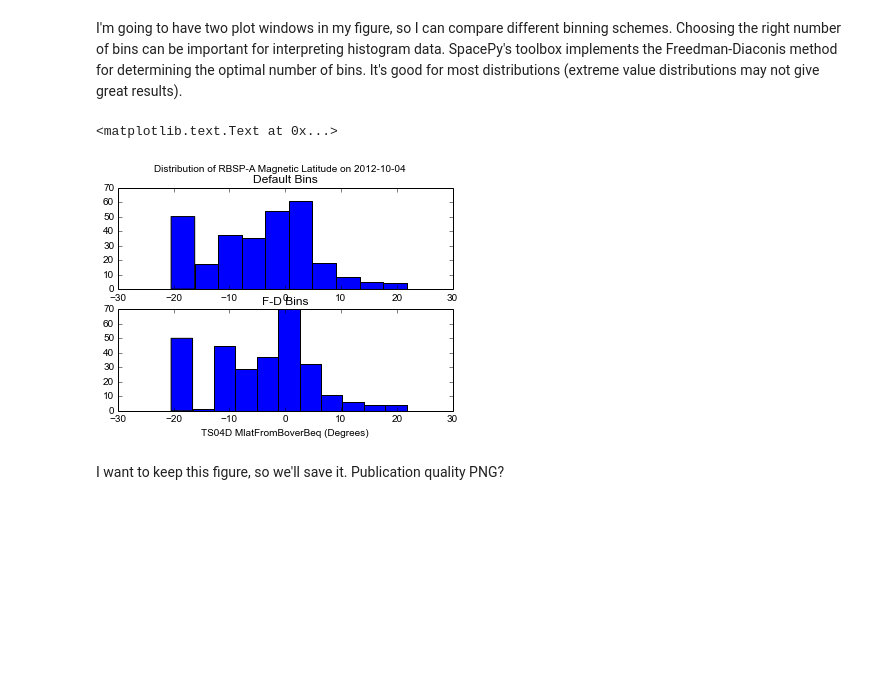
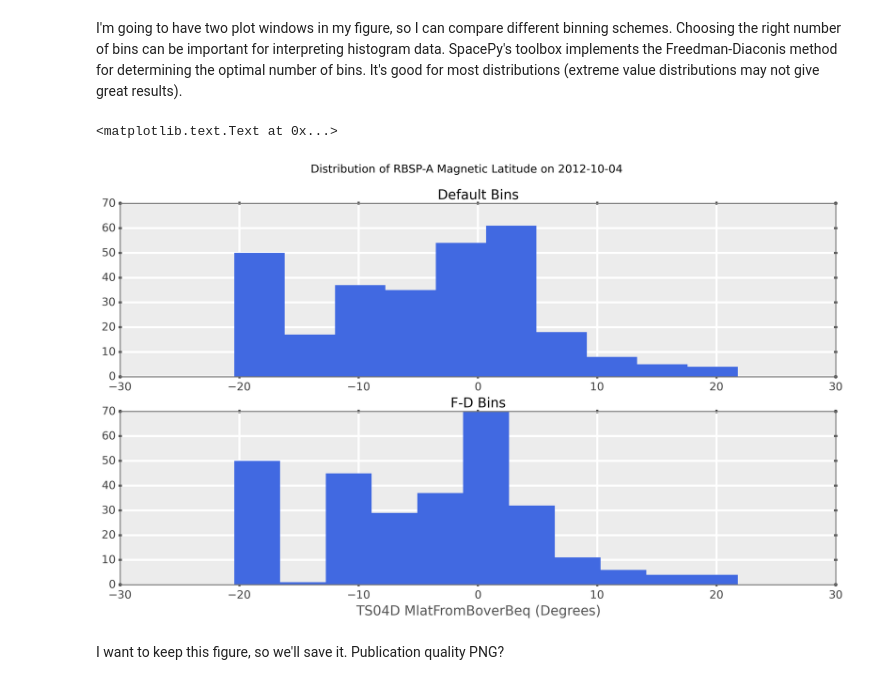
Before and after one commit to drsteve/Notebooks, a Jupyter notebook: SpacePy Tutorial.ipynb, the cells around one changed output. Drawn from its saved outputs; the diff is of its cells as text; code cells hidden in the pictures; blank space fills up the shorter version.

Commit message:
SpacePy Tutorial: update to fix ECT SOC download breakage and use new SpacePy plot styles

```diff
--- a/SpacePy Tutorial.ipynb
+++ b/SpacePy Tutorial.ipynb
@@ -259,20 +264,20 @@ binwidth, nbins = tb.binHisto(data['MlatFromBoverBeq'])
 # %% [markdown]
 I'm going to have two plot windows in my figure, so I can compare different binning schemes. Choosing the right number of bins can be important for interpreting histogram data. SpacePy's toolbox implements the Freedman-Diaconis method for determining the optimal number of bins. It's good for most distributions (extreme value distributions may not give great results).
 # %%
-fig = plt.figure()
+fig = plt.figure(figsize=(15,8))
 ax = fig.add_subplot(211)
 ax2 = fig.add_subplot(212)
 ax.hist(data['MlatFromBoverBeq'])
 ax2.hist(data['MlatFromBoverBeq'], bins=nbins)
 #now to pretty the plot up... get it some labels, etc.
 date_str = '{0}'.format((data['DateTime'][0]).date().isoformat())
 fig.suptitle('Distribution of RBSP-A Magnetic Latitude on {0}'.format(date_str))
 ax.set_title('Default Bins')
 ax2.set_title('F-D Bins')
 ax2.set_xlabel('{0}'.format(data['MlatFromBoverBeq'].attrs['LABEL']))
 # %% [output]
 <matplotlib.text.Text at 0x...>
-[figure, old version]
+[figure, new version]
 # %% [markdown]
 I want to keep this figure, so we'll save it. Publication quality PNG?
 # %%
```
Also changed, not shown: parts of 14 cells of this notebook.
